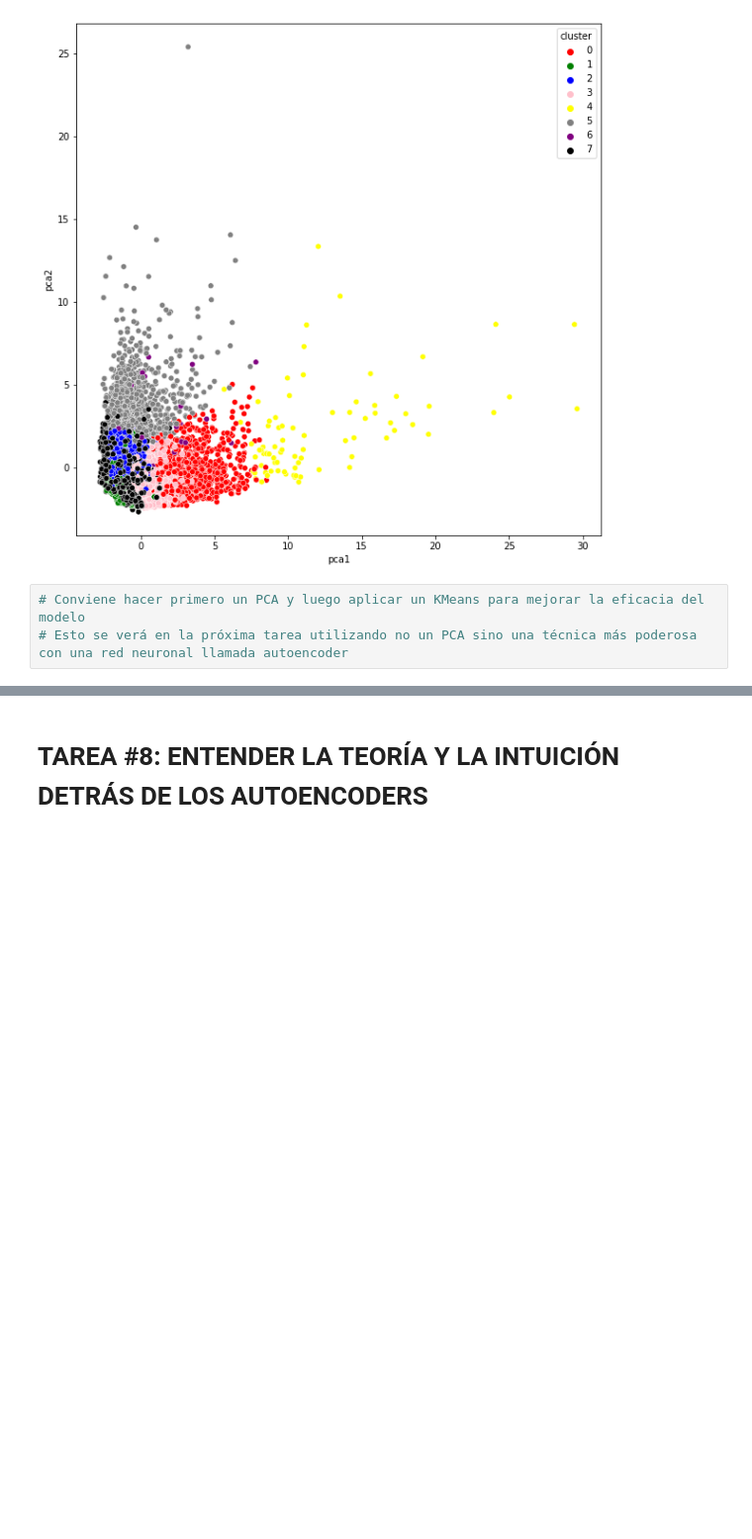
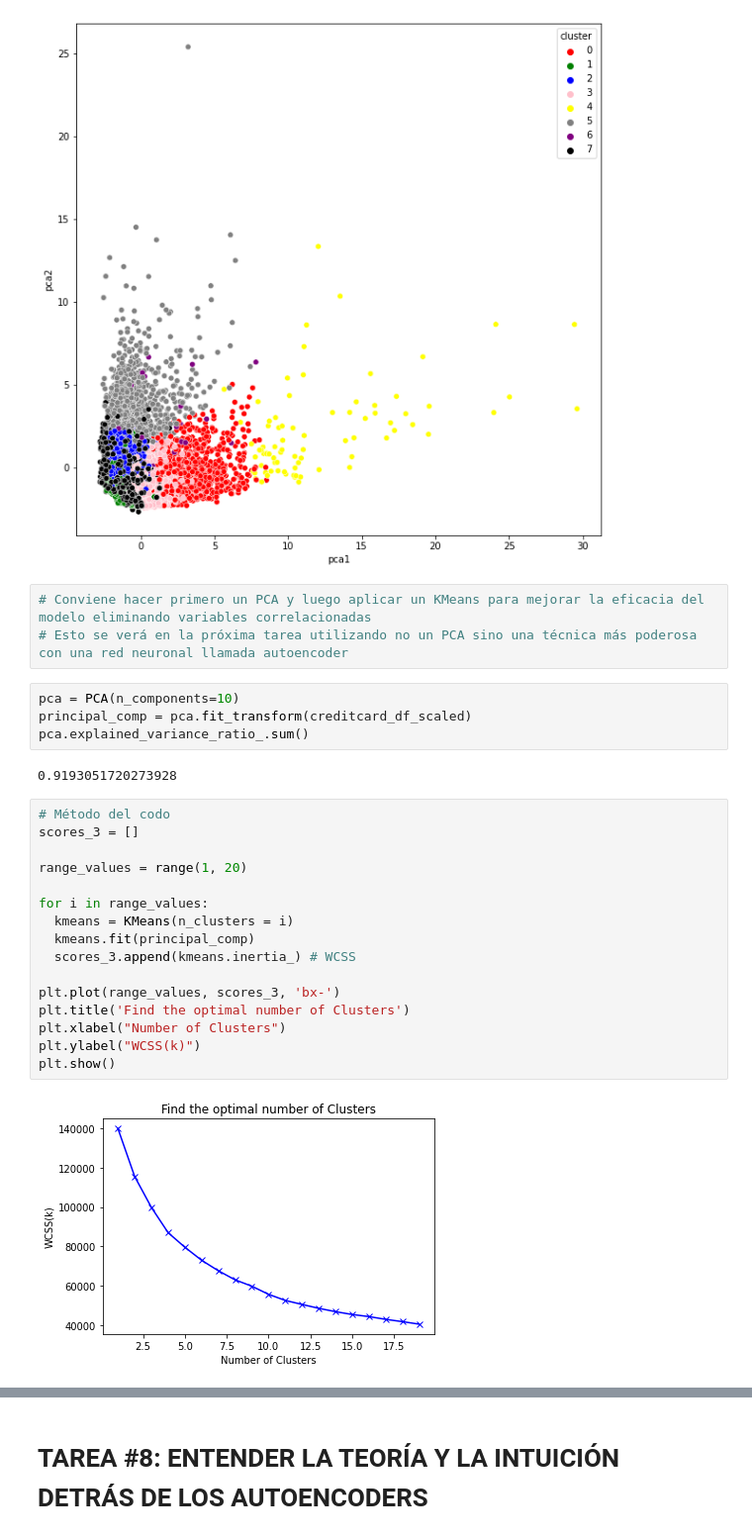
Before and after one commit to MartinSantaGitHub/ds4b, a Jupyter notebook: 2. Marketing Department/Esqueleto_Departamento_de_Marketing.ipynb, the cells around one changed output, grey strips where cells are left out. Shown at 99% size. Cells and saved outputs as stored; diff of their text form; blank space fills up the shorter version.

```diff
--- a/2. Marketing Department/Esqueleto_Departamento_de_Marketing.ipynb
+++ b/2. Marketing Department/Esqueleto_Departamento_de_Marketing.ipynb
@@ -475,5 +475,29 @@ plt.show()
 # %% [output]
 [figure]
 # %%
-# Conviene hacer primero un PCA y luego aplicar un KMeans para mejorar la eficacia del modelo
+# Conviene hacer primero un PCA y luego aplicar un KMeans para mejorar la eficacia del modelo eliminando variables correlacionadas
 # Esto se verá en la próxima tarea utilizando no un PCA sino una técnica más poderosa con una red neuronal llamada autoencoder
+# %%
+pca = PCA(n_components=10)
+principal_comp = pca.fit_transform(creditcard_df_scaled)
+pca.explained_variance_ratio_.sum()
+# %% [output]
+0.9193051720273928
+# %%
+# Método del codo
+scores_3 = []
+
+range_values = range(1, 20)
+
+for i in range_values:
+  kmeans = KMeans(n_clusters = i)
+  kmeans.fit(principal_comp)
+  scores_3.append(kmeans.inertia_) # WCSS
+
+plt.plot(range_values, scores_3, 'bx-')
+plt.title('Find the optimal number of Clusters')
+plt.xlabel("Number of Clusters")
+plt.ylabel("WCSS(k)")
+plt.show()
+# %% [output]
+[figure, added]
```
Also changed, not shown: parts of 8 cells of this notebook.
